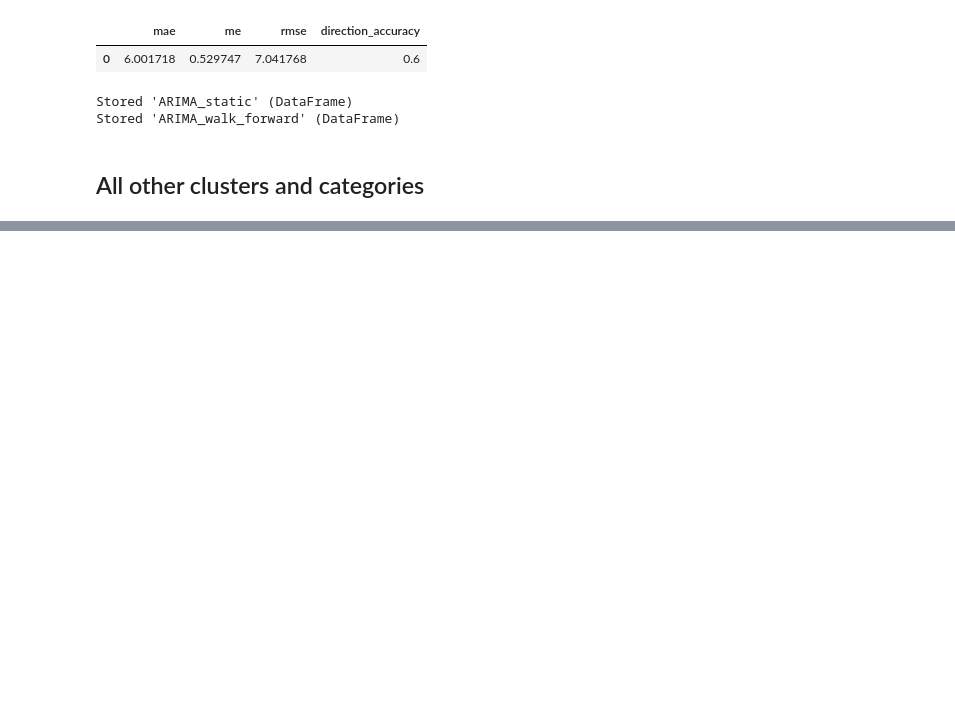
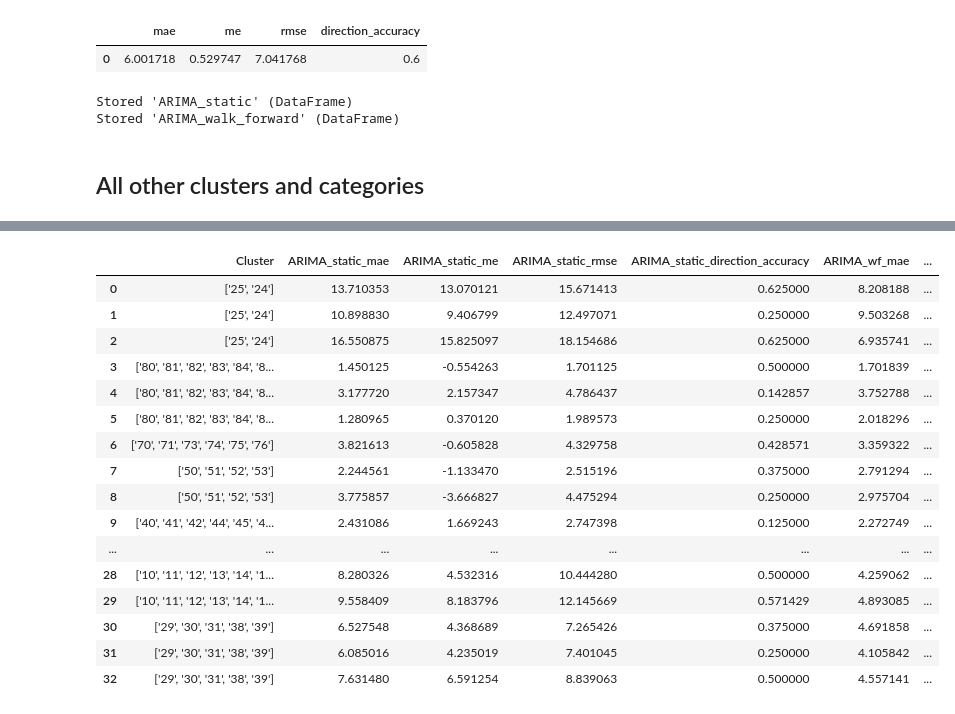
Before and after one commit to surajkarak/thesis, a Jupyter notebook: 1_ARIMA.ipynb, the cells around one changed output, grey strips where cells are left out. Cells and saved outputs as stored; diff of their text form; code cells hidden in the pictures; blank space fills up the shorter version.

```diff
--- a/1_ARIMA.ipynb
+++ b/1_ARIMA.ipynb
@@ -289,11 +258,11 @@ def wf_forecast(data):
      'forecast': predictions,
     })
 
-    def adjust(val, length= 10): return str(val).ljust(length) # 10
-    print(f'Walk-forward Validation Forecast Accuracy of wPreis in {cluster} for {category}')
-    wf_accuracy_prod = forecast_accuracy(df_wPreis['forecast'].values, df_wPreis['observations'].values)
-    for k, v in wf_accuracy_prod.items():
-        print(adjust(k), ': ', round(v,4))
+    # def adjust(val, length= 10): return str(val).ljust(length) # 10
+    # print(f'Walk-forward Validation Forecast Accuracy of wPreis in {cluster} for {category}')
+    return forecast_accuracy(df_wPreis['forecast'].values, df_wPreis['observations'].values)
+    # for k, v in wf_accuracy_prod.items():
+    #     print(adjust(k), ': ', round(v,4))
 # %%
 clusters = df['Plz'].unique()
 datasets = []
@@ -314,6 +279,8 @@ warnings.filterwarnings('ignore', message="A date index has been provided, but i
 # %%
 # datasets = [TS1_A2, TS1_A1A2, TS1_A2A3]
-# Loop through each category
-for dataset in datasets:
-    static_forecast(dataset)
-    wf_forecast(dataset)
+# # Loop through each category
+# for dataset in datasets:
+#     static_results = static_forecast(dataset)
+
+#     # Perform walk-forward forecast
+#     wf_results = wf_forecast(dataset)
@@ -515,0 +289,51 @@ direction_accuracy :  0.4
+# %%
+# Create an empty list to store dictionaries
+data = []
+
+# Loop through each category
+for dataset in datasets:
+    # Perform static forecast
+    static_results = static_forecast(dataset)
+
+    # Perform walk-forward forecast
+    wf_results = wf_forecast(dataset)
+
+    # Create a dictionary to store the results
+    results_dict = {
+        'Cluster': dataset['Plz'].iloc[0],  # Assuming 'Plz' is the column representing clusters
+        'ARIMA_static_mae': static_results['mae'],
+        'ARIMA_static_me': static_results['me'],
+        'ARIMA_static_rmse': static_results['rmse'],
+        'ARIMA_static_direction_accuracy': static_results['direction_accuracy'],
+        'ARIMA_wf_mae': wf_results['mae'],
+        'ARIMA_wf_me': wf_results['me'],
+        'ARIMA_wf_rmse': wf_results['rmse'],
+        'ARIMA_wf_direction_accuracy': wf_results['direction_accuracy']
+    }
+
+    # Append the dictionary to the list
+    data.append(results_dict)
+
+# Create a DataFrame from the list of dictionaries
+df_results = pd.DataFrame(data)
+
+# Print the DataFrame
+df_results
+# %% [output]
+|  | Cluster | ARIMA_static_mae | ARIMA_static_me | ARIMA_static_rmse | ARIMA_static_direction_accuracy | ARIMA_wf_mae | ... |
+| 0 | ['25', '24'] | 13.710353 | 13.070121 | 15.671413 | 0.625000 | 8.208188 | ... |
+| 1 | ['25', '24'] | 10.898830 | 9.406799 | 12.497071 | 0.250000 | 9.503268 | ... |
+| 2 | ['25', '24'] | 16.550875 | 15.825097 | 18.154686 | 0.625000 | 6.935741 | ... |
+| 3 | ['80', '81', '82', '83', '84', '8... | 1.450125 | -0.554263 | 1.701125 | 0.500000 | 1.701839 | ... |
+| 4 | ['80', '81', '82', '83', '84', '8... | 3.177720 | 2.157347 | 4.786437 | 0.142857 | 3.752788 | ... |
+| 5 | ['80', '81', '82', '83', '84', '8... | 1.280965 | 0.370120 | 1.989573 | 0.250000 | 2.018296 | ... |
+| 6 | ['70', '71', '73', '74', '75', '76'] | 3.821613 | -0.605828 | 4.329758 | 0.428571 | 3.359322 | ... |
+| 7 | ['50', '51', '52', '53'] | 2.244561 | -1.133470 | 2.515196 | 0.375000 | 2.791294 | ... |
+| 8 | ['50', '51', '52', '53'] | 3.775857 | -3.666827 | 4.475294 | 0.250000 | 2.975704 | ... |
+| 9 | ['40', '41', '42', '44', '45', '4... | 2.431086 | 1.669243 | 2.747398 | 0.125000 | 2.272749 | ... |
+| ... | ... | ... | ... | ... | ... | ... | ... |
+| 28 | ['10', '11', '12', '13', '14', '1... | 8.280326 | 4.532316 | 10.444280 | 0.500000 | 4.259062 | ... |
+| 29 | ['10', '11', '12', '13', '14', '1... | 9.558409 | 8.183796 | 12.145669 | 0.571429 | 4.893085 | ... |
+| 30 | ['29', '30', '31', '38', '39'] | 6.527548 | 4.368689 | 7.265426 | 0.375000 | 4.691858 | ... |
+| 31 | ['29', '30', '31', '38', '39'] | 6.085016 | 4.235019 | 7.401045 | 0.250000 | 4.105842 | ... |
+| 32 | ['29', '30', '31', '38', '39'] | 7.631480 | 6.591254 | 8.839063 | 0.500000 | 4.557141 | ... |
```
Also changed, not shown: parts of 20 cells of this notebook, 20 other files.
